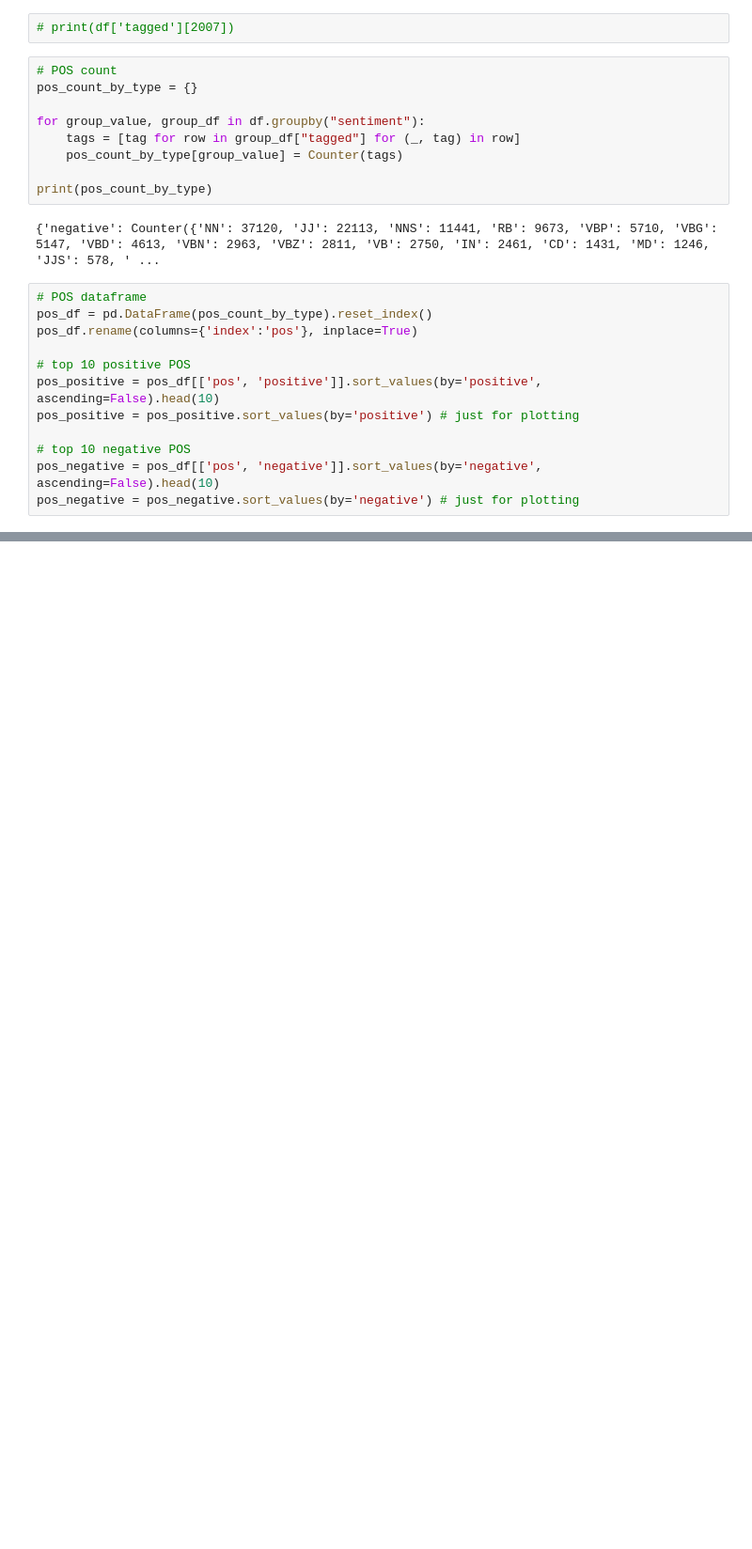
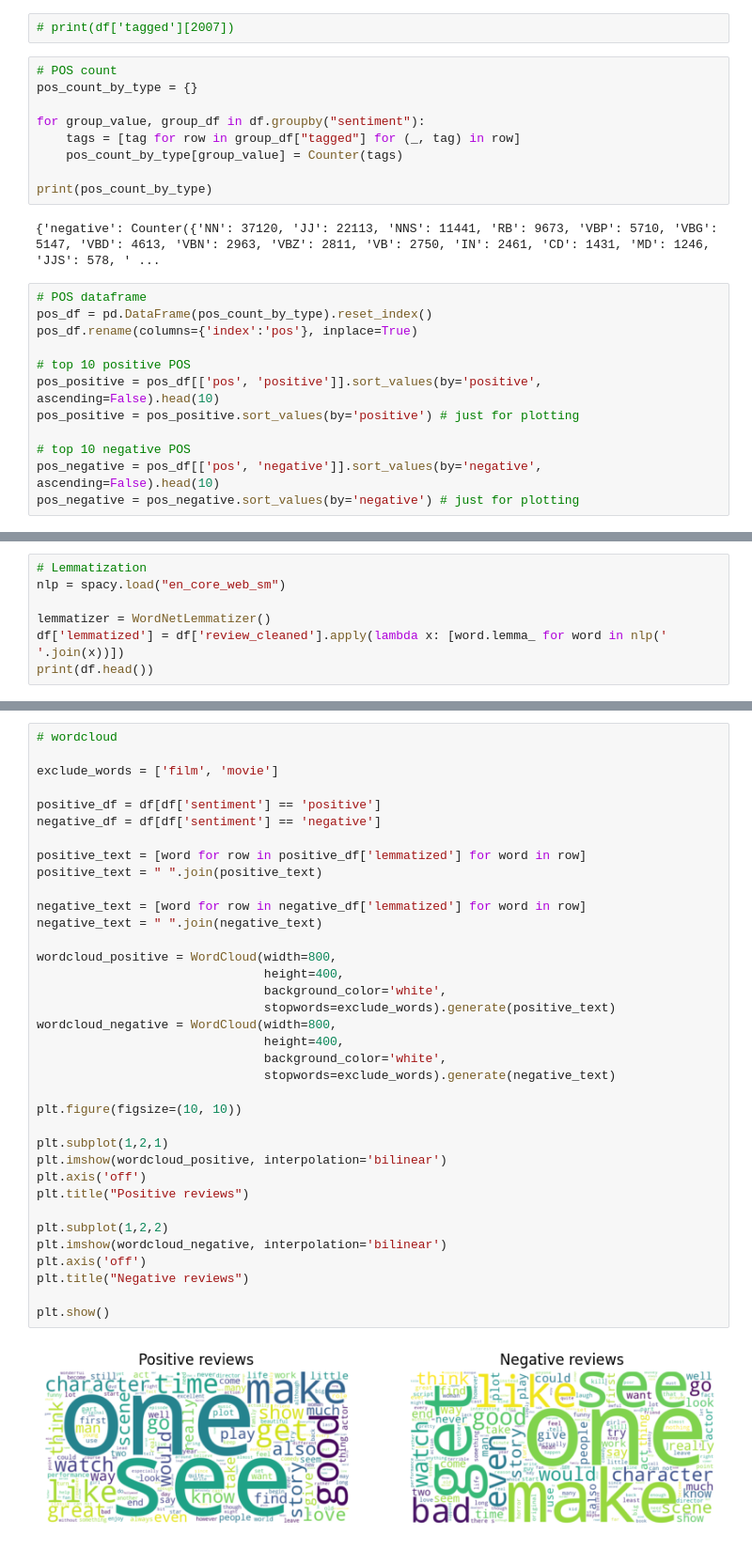
Before and after one commit to julija-r/NLP, a Jupyter notebook: Assignment3_NLP_JR.ipynb, the cells around one changed output, grey strips where cells are left out. Shown: that part at 94% size. Drawn from its saved outputs; the diff is of its cells as text; blank space fills up the shorter version.

```diff
--- a/Assignment3_NLP_JR.ipynb
+++ b/Assignment3_NLP_JR.ipynb
@@ -101,0 +119,7 @@ plt.show()
+# %%
+# Lemmatization
+nlp = spacy.load("en_core_web_sm")
+
+lemmatizer = WordNetLemmatizer()
+df['lemmatized'] = df['review_cleaned'].apply(lambda x: [word.lemma_ for word in nlp(' '.join(x))])
+print(df.head())
@@ -101,0 +144,38 @@ plt.show()
+# %%
+# wordcloud
+
+exclude_words = ['film', 'movie']
+
+positive_df = df[df['sentiment'] == 'positive']
+negative_df = df[df['sentiment'] == 'negative']
+
+positive_text = [word for row in positive_df['lemmatized'] for word in row]
+positive_text = " ".join(positive_text)
+
+negative_text = [word for row in negative_df['lemmatized'] for word in row]
+negative_text = " ".join(negative_text)
+
+wordcloud_positive = WordCloud(width=800,
+                               height=400,
+                               background_color='white',
+                               stopwords=exclude_words).generate(positive_text)
+wordcloud_negative = WordCloud(width=800,
+                               height=400,
+                               background_color='white',
+                               stopwords=exclude_words).generate(negative_text)
+
+plt.figure(figsize=(10, 10))
+
+plt.subplot(1,2,1)
+plt.imshow(wordcloud_positive, interpolation='bilinear')
+plt.axis('off')
+plt.title("Positive reviews")
+
+plt.subplot(1,2,2)
+plt.imshow(wordcloud_negative, interpolation='bilinear')
+plt.axis('off')
+plt.title("Negative reviews")
+
+plt.show()
+# %% [output]
+[figure, added]
```
Also changed, not shown: parts of 8 cells of this notebook.
